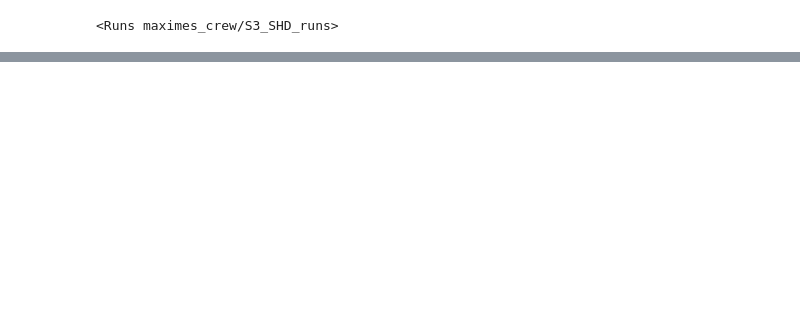
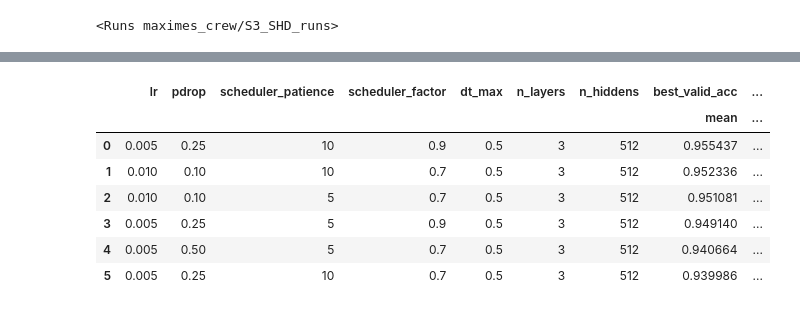
Before and after one commit to Lr0b0t/S3, a Jupyter notebook: Wandb_analysis/wandb_sweep_analysis.ipynb, the cells around one changed output, grey strips where cells are left out. Saved outputs shown, nothing was run; the diff lists cells and outputs as text; code cells hidden in the pictures; blank space fills up the shorter version.

```diff
--- a/Wandb_analysis/wandb_sweep_analysis.ipynb
+++ b/Wandb_analysis/wandb_sweep_analysis.ipynb
@@ -100,0 +105,19 @@ df_grouped_sorted[0:10]
+# %%
+# Convert the data to a DataFrame for easier manipulation
+df = pd.DataFrame(data)
+
+
+df_grouped = df.groupby(sweep_params).agg({'best_valid_acc': ['mean', 'std']}).reset_index()
+
+df_grouped_sorted = df_grouped.sort_values(by=('best_valid_acc','mean'), ascending=False).reset_index(drop=True)
+# %%
+df_grouped_sorted[0:10]
+# %% [output]
+|  | lr | pdrop | scheduler_patience | scheduler_factor | dt_max | n_layers | n_hiddens | best_valid_acc | ... |
+|  |  |  |  |  |  |  |  | mean | ... |
+| 0 | 0.005 | 0.25 | 10 | 0.9 | 0.5 | 3 | 512 | 0.955437 | ... |
+| 1 | 0.010 | 0.10 | 10 | 0.7 | 0.5 | 3 | 512 | 0.952336 | ... |
+| 2 | 0.010 | 0.10 | 5 | 0.7 | 0.5 | 3 | 512 | 0.951081 | ... |
+| 3 | 0.005 | 0.25 | 5 | 0.9 | 0.5 | 3 | 512 | 0.949140 | ... |
+| 4 | 0.005 | 0.50 | 5 | 0.7 | 0.5 | 3 | 512 | 0.940664 | ... |
+| 5 | 0.005 | 0.25 | 10 | 0.7 | 0.5 | 3 | 512 | 0.939986 | ... |
```
Also changed, not shown: parts of 4 cells of this notebook, 6 other files.
